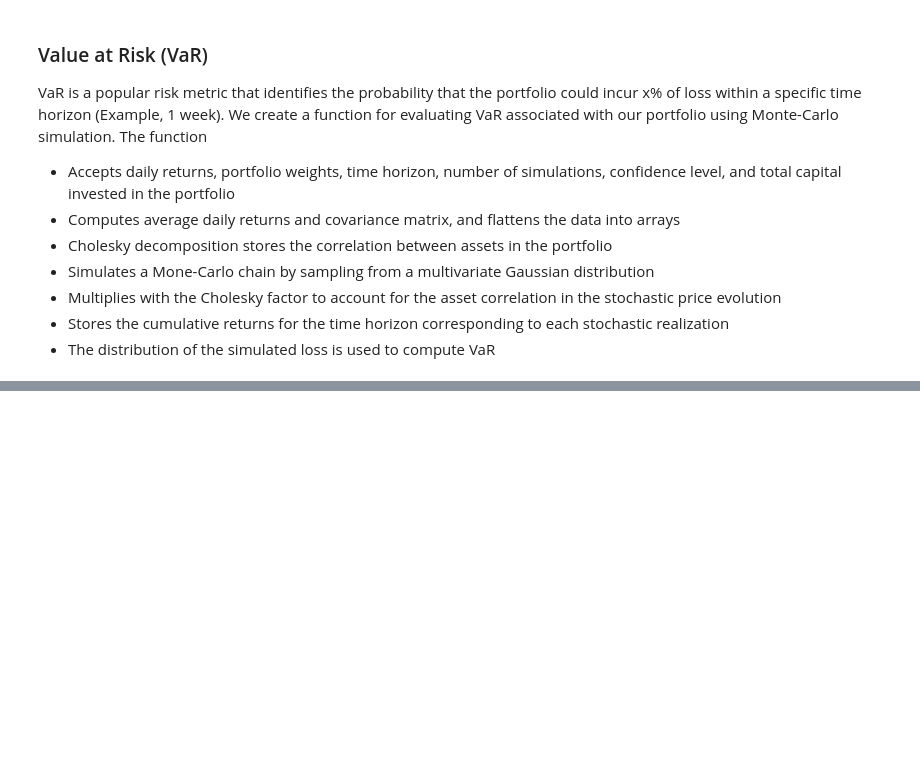
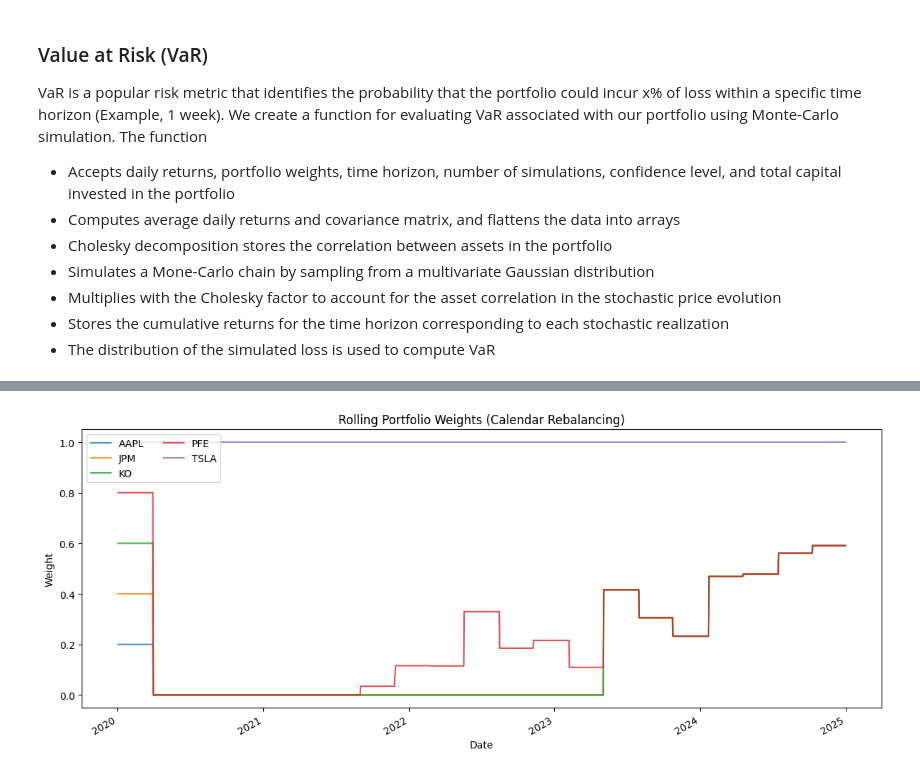
Before and after one commit to devanshu-cosmo/ml-projects, a Jupyter notebook: portfolio_optimization/portfolio_opt.ipynb, the cells around one changed output, grey strips where cells are left out. Cells and saved outputs as stored; diff of their text form; code cells hidden in the pictures; blank space fills up the shorter version.

Commit message:
Added calendar-based rebalancing

```diff
--- a/portfolio_optimization/portfolio_opt.ipynb
+++ b/portfolio_optimization/portfolio_opt.ipynb
@@ -465,0 +555,84 @@ GMV VaR: 23.90
+# %%
+weights = rebalanced_results["weights"]
+portfolio_value = rebalanced_results["portfolio_value"]
+portfolio_returns = rebalanced_results["portfolio_returns"]
+cum_asset_rets = get_cumulative_portfolio_value(price.pct_change(), initial_value=10000) # (1 + price.pct_change()).cumprod()
+
+# plot rolling portfolio weights
+weights.plot(
+    # kind="area",
+    stacked=True,
+    figsize=(12, 5),
+    alpha=0.8
+)
+
+plt.title("Rolling Portfolio Weights (Calendar Rebalancing)")
+plt.ylabel("Weight")
+plt.xlabel("Date")
+plt.legend(loc="upper left", ncol=2)
+plt.tight_layout()
+plt.show()
+
+# plot asset returns vs portfolio returns (cumulative)
+
+
+fig, ax = plt.subplots(figsize=(12, 5))
+
+cum_asset_rets.div(10000).plot(ax=ax, alpha=0.6, linewidth=1)
+portfolio_value.div(10000).plot(
+    ax=ax,
+    color="black",
+    linewidth=2,
+    label="Rebalanced Portfolio"
+)
+
+ax.set_title("Cumulative Returns: Assets vs Rebalanced Portfolio")
+ax.set_ylabel("Growth of $1")
+ax.legend()
+plt.tight_layout()
+plt.show()
+
+# plot rolling sharpe ratio
+window = 252  # 1 year rolling window
+rf_daily = rf_rate / 252
+
+
+rolling_sharpe = (
+    (portfolio_returns.rolling(window).mean() - rf_daily) /
+    portfolio_returns.rolling(window).std()
+) * np.sqrt(252)
+
+rolling_sharpe.plot(figsize=(12, 4))
+plt.title("Rolling Sharpe Ratio (Rebalanced Portfolio)")
+plt.ylabel("Sharpe Ratio")
+plt.xlabel("Date")
+plt.tight_layout()
+plt.show()
+
+
+# Rebalanced portfolio vs constant weight portfolio
+equal_weights = np.repeat(1 / price.shape[1], price.shape[1])
+equal_weight_returns = price.pct_change().dot(equal_weights)
+equal_weight_value = (1 + equal_weight_returns).cumprod() * 10_000
+
+fig, ax = plt.subplots(figsize=(12, 5))
+
+portfolio_value.plot(
+    ax=ax,
+    linewidth=2,
+    label="Rebalanced MVO Portfolio"
+)
+
+equal_weight_value.plot(
+    ax=ax,
+    linestyle="--",
+    label="Buy-and-Hold Equal Weight"
+)
+
+ax.set_title("Rebalanced vs Constant-Weight Portfolio")
+ax.set_ylabel("Portfolio Value")
+ax.legend()
+plt.tight_layout()
+plt.show()
+# %% [output]
+[figure, added]
```
Also changed, not shown: parts of 12 cells of this notebook.
